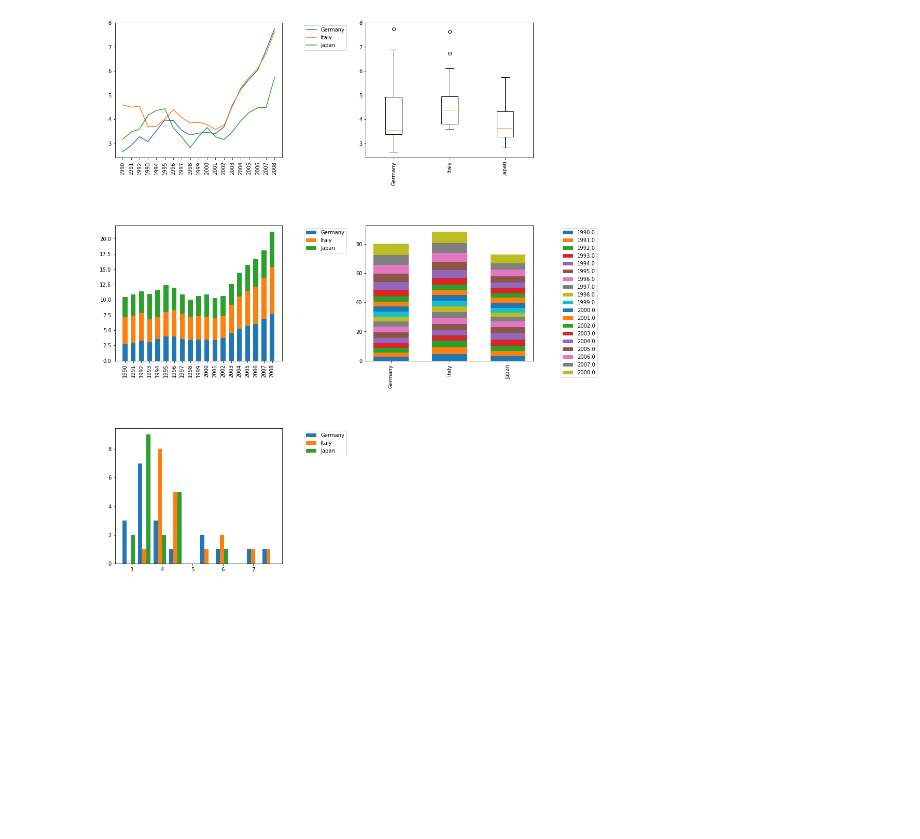
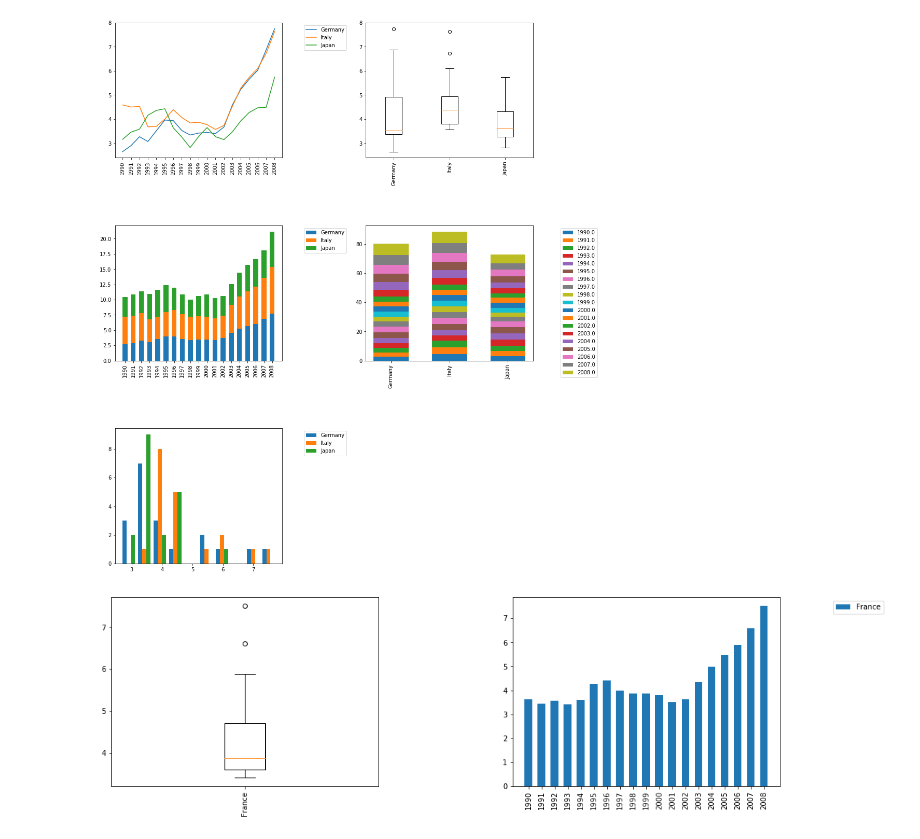
Before and after one commit to gsharansingh/easygplot, a Jupyter notebook: plot_subplots.ipynb, the cells around one changed output. Cells and saved outputs as stored; diff of their text form; code cells hidden in the pictures; blank space fills up the shorter version.

Commit message:
adding individual_graphs file

```diff
--- a/plot_subplots.ipynb
+++ b/plot_subplots.ipynb
@@ -19,3 +19,8 @@ plot = Plot.Subplots(sample= data_obj[3:6], legend = True)
 plot('line', 'box', 'bar', 'histogram')
 # %% [output]
 [figure]
+# %%
+plot = Plot.Subplots(sample= data_obj[2], legend = True)
+plot('bar', 'box')
+# %% [output]
+[figure, added]
```
Also changed, not shown: 3 other files.
